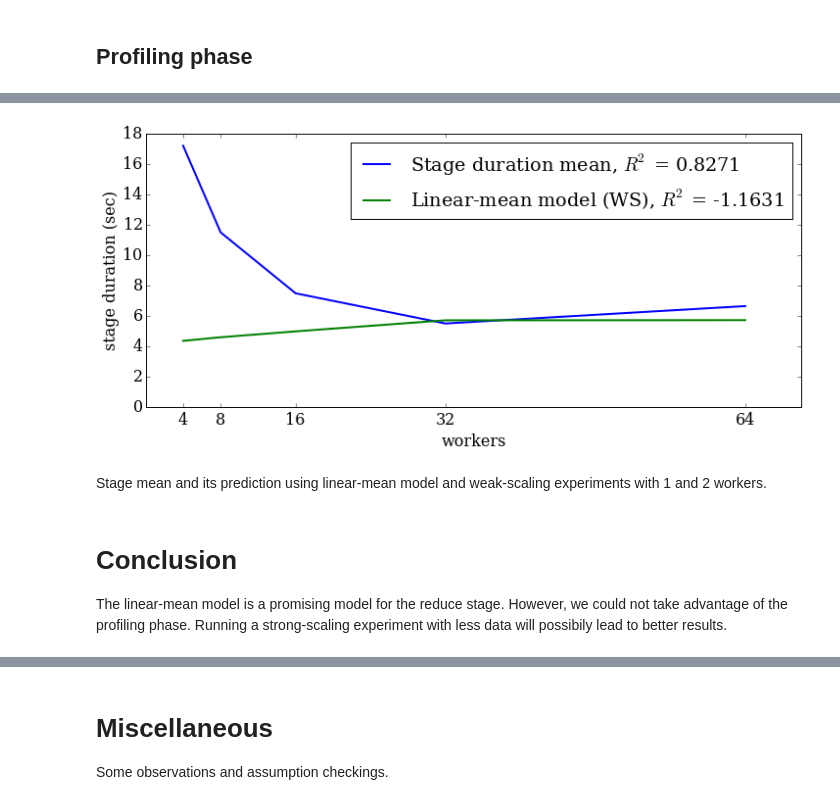
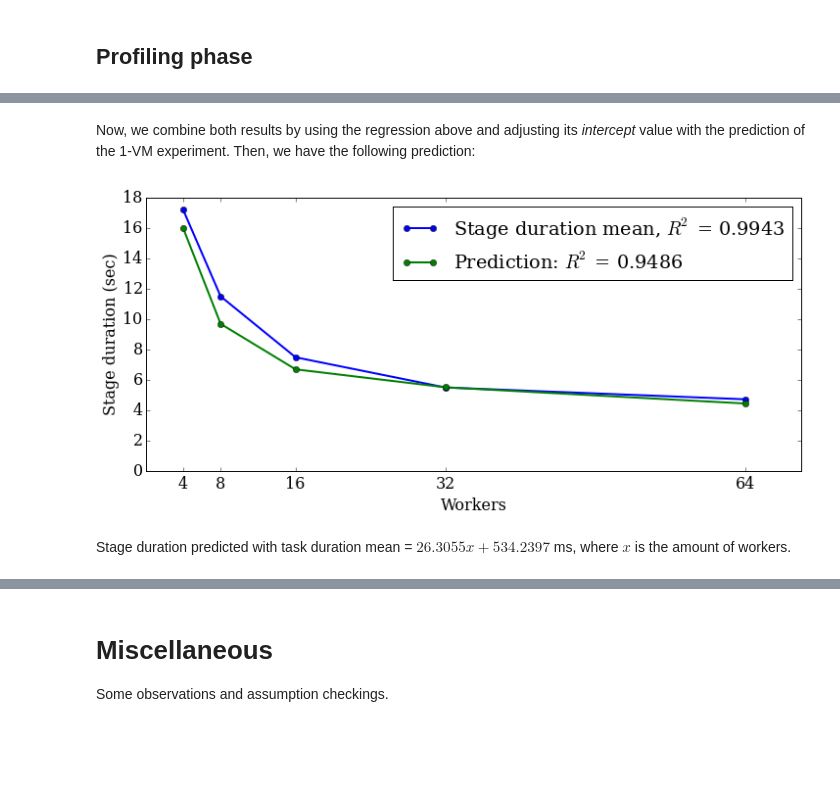
Before and after one commit to cemsbr/phd_notebook, a Jupyter notebook: Reduce Stage.ipynb, the cells around one changed output, grey strips where cells are left out. Cells and saved outputs as stored; diff of their text form; code cells hidden in the pictures; blank space fills up the shorter version.

```diff
--- a/Reduce Stage.ipynb
+++ b/Reduce Stage.ipynb
@@ -69,0 +50,7 @@ Markdown(info)
+# %%
+# Load experiment data
+apps, worker_amounts = parse_strong_scaling(map_outliers=True)
+# %%
+# Some experiment information
+info, n_tasks = get_experiment_info(48542876756, apps, worker_amounts)
+Markdown(info)
@@ -550,0 +581,11 @@ $R^{2}$ and workers in descending order by $R^{2}$<br>-1.4061 | 1, 2<br>-1.4166
+# %%
+apps_sss, worker_amounts_sss = parse_sss(workers=[1, 2])
+# %%
+_apps, _was = apps_sss, worker_amounts_sss
+_durations = {wa: [] for wa in _was}
+[_durations[a.workers].extend(t.duration for t in a.stages[1].tasks) for a in _apps]
+_, slope = plot_task_dur_with_regr(_was, _durations, 'Workers')
+plt.xlim(0.5, 4.5)
+plt.show()
+
+Markdown('If the input data is constant, the task duration mean increases as we add workers.')
@@ -551,30 +595,24 @@ $R^{2}$ and workers in descending order by $R^{2}$<br>-1.4061 | 1, 2<br>-1.4166
+# %% [markdown]
+Now, we combine both results by using the regression above and adjusting its _intercept_ value with the prediction of the 1-VM experiment. Then, we have the following prediction:
 # %%
-# Prediction from the weak-scaling experiment using linear-mean model
-
 plt.subplots(figsize=(12,5))
 
-plt.plot(worker_amounts, stage_means, label=stage_label)
+plt.plot(worker_amounts, stage_means, '-o', label=stage_label)
 
-slope, intercept = linregression(apps_weak, (1,2))
-def model(x): return linear_mean_model(slope, intercept, x, n_tasks)
-ys = [model(x) for x in worker_amounts]
-r2 = calc_r2_f_mean(ys)
-linear_mean_label = 'Linear-mean model (WS), ' + r'$R^{2}$' + ' = {:.4f}'.format(r2)
+intercept = prediction_1vm - slope
+def model(x): return linear_mean_model(slope, intercept, x, 200)
 
-plt.plot(worker_amounts, ys, label=linear_mean_label)
-
-plt_setup('workers', 'stage duration (sec)')
+_ys = [model(worker)/1000 for worker in worker_amounts]
+r2 = calc_r2(worker_amounts, stage_means, _ys)
+label = 'Prediction' + r': $R^{2}$' + ' = {:.4f}'.format(r2)
+plt.plot(worker_amounts, _ys, '-o', label=label)
+plt_setup('Workers', 'Stage duration (sec)')
 plt.xticks(worker_amounts)
 plt.legend()
 plt.show()
 
-Markdown(
-    'Stage mean and its prediction using linear-mean model and weak-scaling experiments with 1 and 2 workers.'
-)
+Markdown('Stage duration predicted with task duration mean = ${:.4f}x + {:.4f}$ ms, where $x$ is the amount of \
+          workers.'.format(slope, intercept))
 # %% [output]
-[figure, old version]
+[figure, new version]
-Stage mean and its prediction using linear-mean model and weak-scaling experiments with 1 and 2 workers.
+Stage duration predicted with task duration mean = $26.3055x + 534.2397$ ms, where $x$ is the amount of           workers.
-# %% [markdown]
-# Conclusion
-
-The linear-mean model is a promising model for the reduce stage. However, we could not take advantage of the profiling phase. Running a strong-scaling experiment with less data will possibily lead to better results.
```
Also changed, not shown: parts of 35 cells of this notebook, 3 other files.
